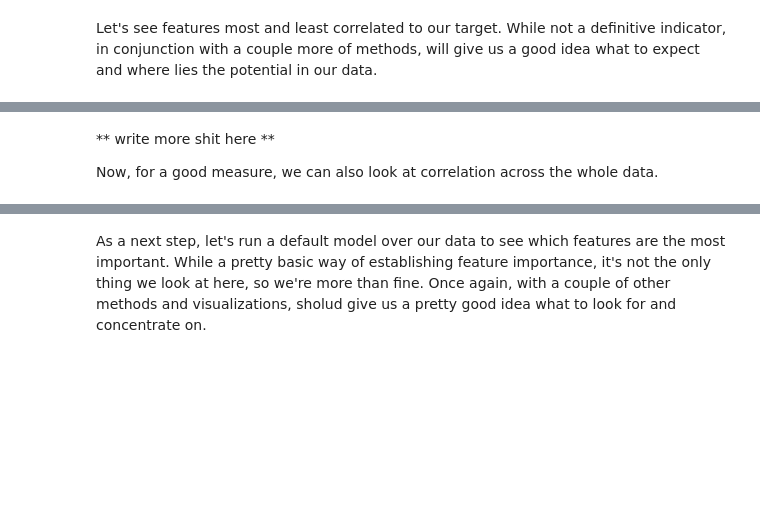
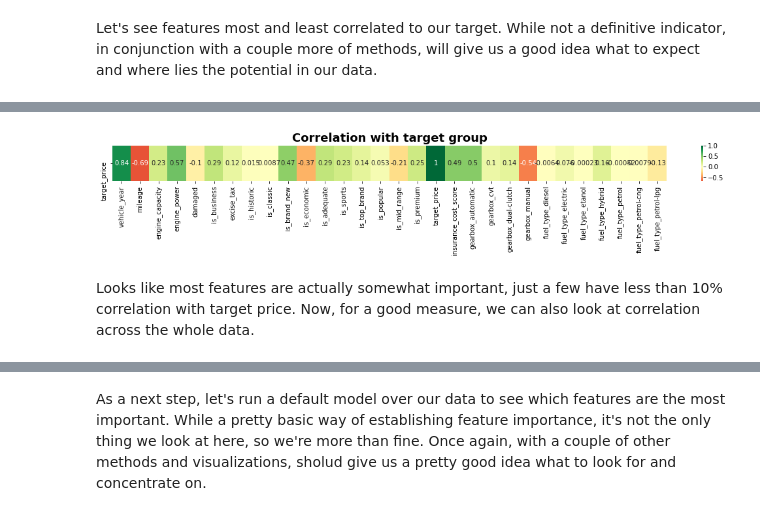
Before and after one commit to wozniakmikolaj/otodom-data-analysis, a Jupyter notebook: OLX Assignment.ipynb, the cells around one changed output, grey strips where cells are left out. Cells and saved outputs as stored; diff of their text form; code cells hidden in the pictures; blank space fills up the shorter version.

```diff
--- a/OLX Assignment.ipynb
+++ b/OLX Assignment.ipynb
@@ -636,12 +723,12 @@ Now, let's see the correlation with our target variable.
 # %%
-f,ax = plt.subplots(figsize=(17,1))
-sns.heatmap(spe_corr.sort_values(by=['group'], ascending=False).head(1), cmap='RdYlGn', center=0)
+f,ax = plt.subplots(figsize=(19,1))
+sns.heatmap(spe_corr.sort_values(by=['target_price'], ascending=False).head(1), cmap='RdYlGn', center=0, annot=True)
 plt.title("Correlation with target group", weight='bold', fontsize=18)
 
 plt.show()
+# %% [output]
+[figure, added]
 # %% [markdown]
-** write more shit here **
-
-Now, for a good measure, we can also look at correlation across the whole data.
+Looks like most features are actually somewhat important, just a few have less than 10% correlation with target price. Now, for a good measure, we can also look at correlation across the whole data.
 # %%
 draw_correlogram(raw_data, corr_values=False)
```
Also changed, not shown: parts of 73 cells of this notebook.
